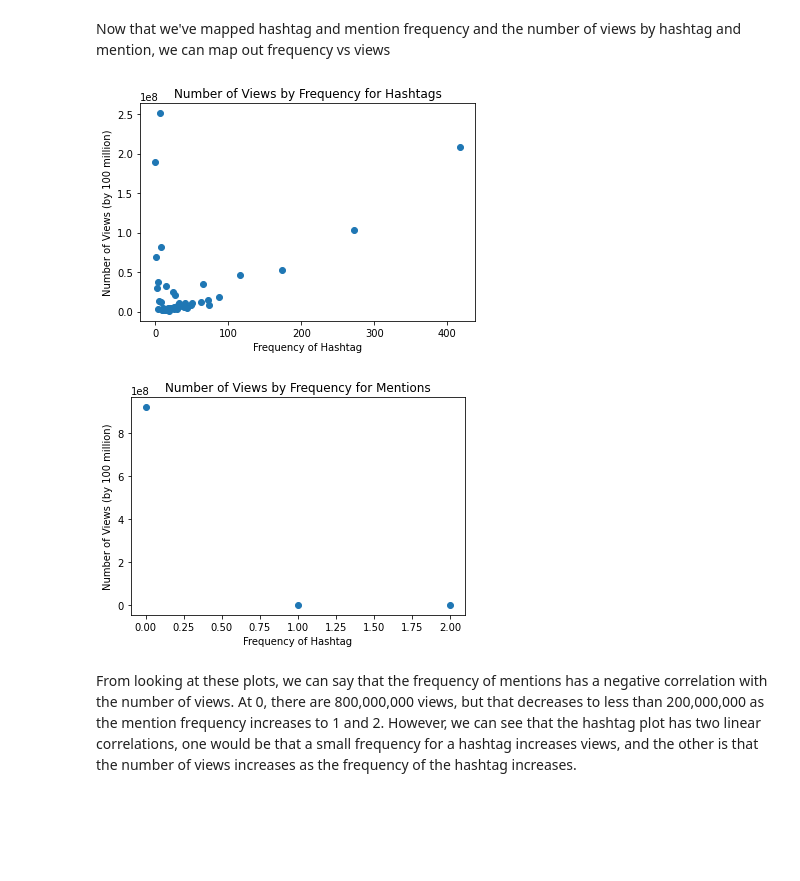
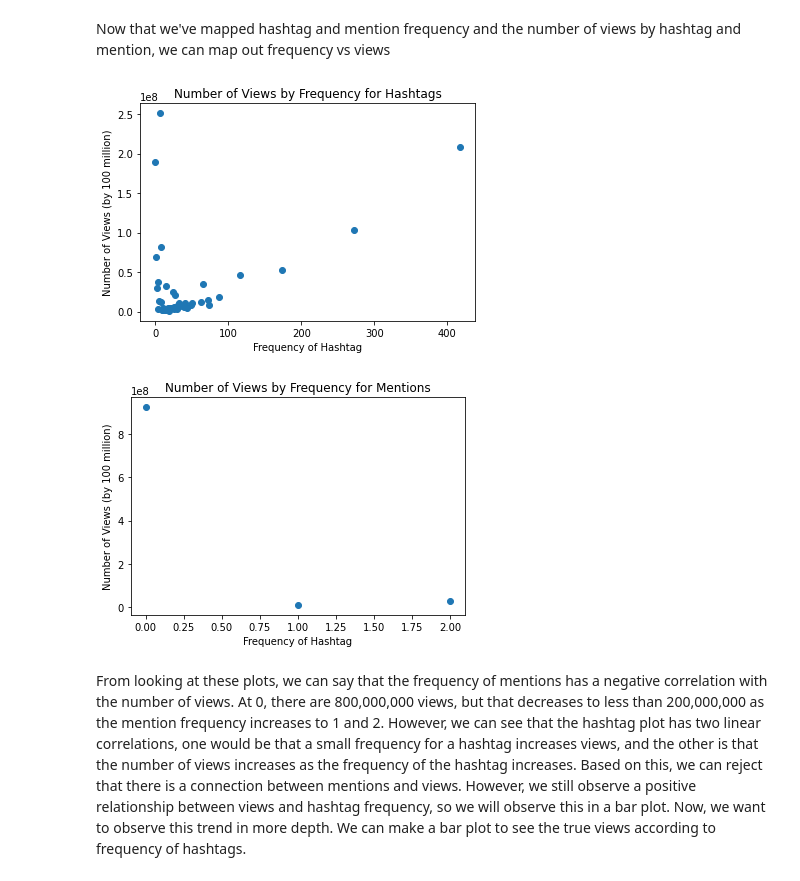
Before and after one commit to kendallpfeifer/TikTokTrending, a Jupyter notebook: Tik Tok Trending Videos Tutorial.ipynb, the cells around one changed output. Cells and saved outputs as stored; diff of their text form; code cells hidden in the pictures; blank space fills up the shorter version.

```diff
--- a/Tik Tok Trending Videos Tutorial.ipynb
+++ b/Tik Tok Trending Videos Tutorial.ipynb
@@ -96,85 +102,113 @@ fyp 417
 # %% [markdown]
 As we can see from the hashtags, there is a strong sense of repition among them. However, for mentions, there is less repition. From this, I predict that the hashtags will have a stronger correlation to the number of views than the tags will. We can begin to graph these correlations, to see the total views per hashtag and per mention.
 # %%
+#now, we want to map the views to the frequencies for each hashtag/mention, so we
+#create new dictionaries for views by tags and views by mentions
 tags_by_views = dict()
 ment_by_views = dict()
+#we keep track of the videos which have no hashtags or mentions with these variables
 notags = 0
 nomentions = 0
 
+#iterate through the dataframe of trending videos
 for index, row in df.iterrows():
     t = row['hashtags']
     m = row['mentions']
 
+    #if the mentions are empty, add their view count to the nomentions variable
     if m == []:
         nomentions += row['playCount']
+    #otherwise, iterate through every mention in the mention list
     for mention in m:
+        #if the mention is already in the dictionary, update its view count
         if mention in ment_by_views:
             i = ment_by_views[mention]
             ment_by_views[mention] = i+row['playCount']
+        #otherwise, add it to the dictionary with the current view count
         else:
             ment_by_views[mention] = row['playCount']
+
+    #if the tags are empty, add their view count to the notags variable
     if t == []:
         notags += row['playCount']
+
+    #otherwise, iterate through every tag in the hashtag list
     for tag in t:
         name = tag['name']
+
+        #if the hashtag is already in the dictionary, update its view count
         if name in tags_by_views:
             i = tags_by_views[name]
             tags_by_views[name] = i+row['playCount']
+
+        #otherwise, add it to the dictionary with the current view count
         else:
             tags_by_views[name] = row['playCount']
 
+#now, for organization, sort the dictionaries by the value, which represents the number of
+#occurrences
 tags_by_views = {k: v for k, v in sorted(tags_by_views.items(), key=lambda item: item[1])}
-mentions = {k: v for k, v in sorted(mentions.items(), key=lambda item: item[1])}
+ment_by_views = {k: v for k, v in sorted(ment_by_views.items(), key=lambda item: item[1])}
 # %% [markdown]
 Now that we've mapped hashtag and mention frequency and the number of views by hashtag and mention, we can map out frequency vs views
 # %%
 import matplotlib.pyplot as plt
 
+#create two more dictionaries. These will store views by frequency for mentions and hashtags
 views_by_freq_hashtag = dict()
 views_by_freq_ment = dict()
 
+#iterate through the tags by views, and get the frequency. Then set the views by frequency
+# at the given tag to the corresponding view count
 for k, v in tags_by_views.items():
     for k2, v2 in tags.items():
         if k == k2:
             views_by_freq_hashtag[v2] = v
+#set the notags to the frequency 0 in the dictionary
 views_by_freq_hashtag[0] = notags
 
+#iterate through the mentions by views, and get the frequency. Then set the mentions
+#by frequency at the given mention to the corresponding view count
 for k, v in ment_by_views.items():
     for k2, v2 in mentions.items():
         if k == k2:
             views_by_freq_ment[v2] = v
-views_by_freq_hashtag[0] = notags
+#set the nomentions to the frequency 0 in the dictionary
 views_by_freq_ment[0] = nomentions
 
+#create the views and frequencies lists to use as the x and y data
 hashtag_views = []
 hashtag_freqs = []
 for k, v in views_by_freq_hashtag.items():
     hashtag_views.append(v)
     hashtag_freqs.append(k)
 
+#create a scatterplot for views by frequency for the hashtags
 plt.scatter(hashtag_freqs, hashtag_views)
 
 plt.xlabel('Frequency of Hashtag')
 plt.ylabel('Number of Views (by 100 million)')
 plt.title('Number of Views by Frequency for Hashtags')
 
 plt.show()
 
+#create the views and frequencies lists to use as the x and y data
 mention_views = []
 mention_freqs = []
 for k, v in views_by_freq_ment.items():
     mention_views.append(v)
     mention_freqs.append(k)
 
+#create a scatterplot for views by frequency for the mentions
 plt.scatter(mention_freqs, mention_views)
 
 plt.xlabel('Frequency of Hashtag')
 plt.ylabel('Number of Views (by 100 million)')
 plt.title('Number of Views by Frequency for Mentions')
 
 plt.show()
 # %% [output]
 [figure]
-[figure, old version]
+[figure, new version]
 # %% [markdown]
-From looking at these plots, we can say that the frequency of mentions has a negative correlation with the number of views. At 0, there are 800,000,000 views, but that decreases to less than 200,000,000 as the mention frequency increases to 1 and 2. However, we can see that the hashtag plot has two linear correlations, one would be that a small frequency for a hashtag increases views, and the other is that the number of views increases as the frequency of the hashtag increases.
+From looking at these plots, we can say that the frequency of mentions has a negative correlation with the number of views. At 0, there are 800,000,000 views, but that decreases to less than 200,000,000 as the mention frequency increases to 1 and 2. However, we can see that the hashtag plot has two linear correlations, one would be that a small frequency for a hashtag increases views, and the other is that the number of views increases as the frequency of the hashtag increases. Based on this, we can reject that there is a connection between mentions and views. However, we still observe a positive relationship between views and hashtag frequency, so we will observe this in a bar plot. Now, we want to observe this trend in more depth. We can make a bar plot to see the true views according to frequency of hashtags.
```
Also changed, not shown: parts of 5 cells of this notebook, 1 other file.
